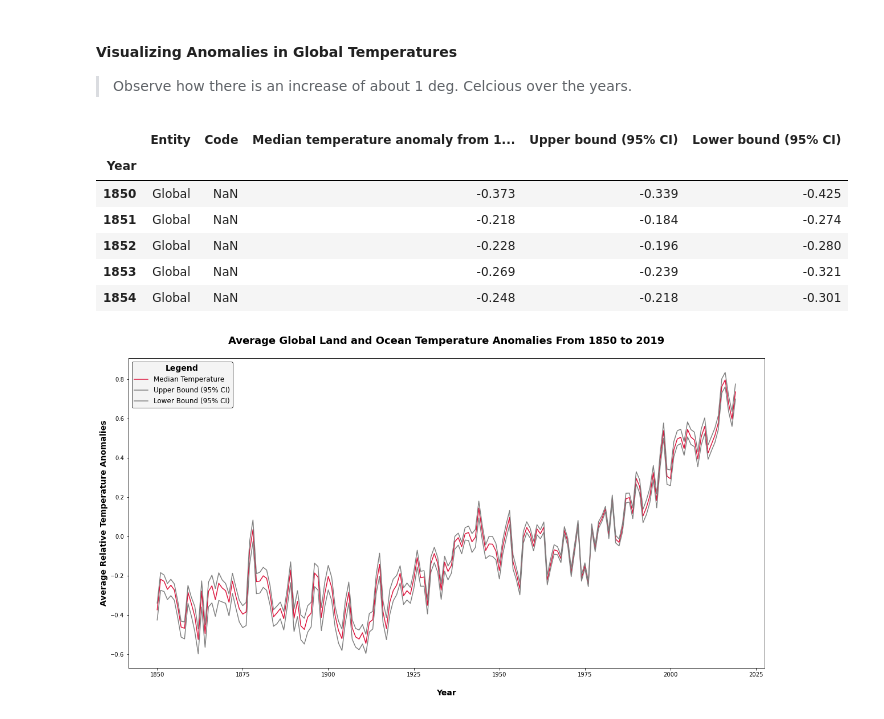
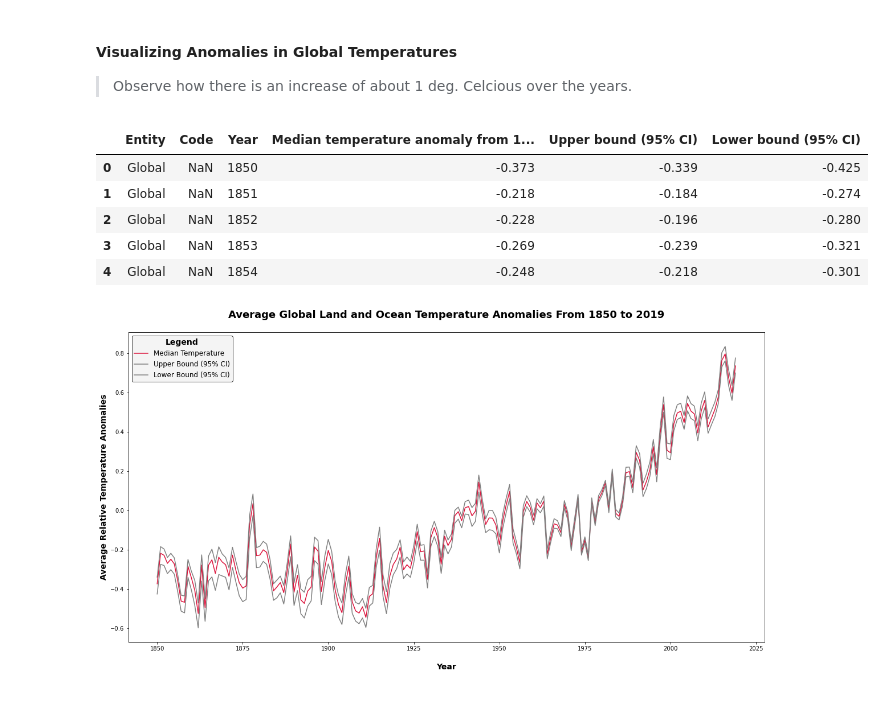
Before and after one commit to radroid/climate-change-analysis, a Jupyter notebook: notebooks/Climate Change - Exploratory Data Analysis.ipynb, the cells around one changed output. Saved outputs shown, nothing was run; the diff lists cells and outputs as text; code cells hidden in the pictures.

```diff
--- a/notebooks/Climate Change - Exploratory Data Analysis.ipynb
+++ b/notebooks/Climate Change - Exploratory Data Analysis.ipynb
@@ -107,16 +109,15 @@ Global Temp Forces Dataset Loaded.
 #### Visualizing Anomalies in Global Temperatures
 > Observe how there is an increase of about 1 deg. Celcious over the years.
 # %%
-global_temp_df = dataset_dfs["Temperature Anomaly"].set_index("Year")
+global_temp_df = dataset_dfs["Temperature Anomaly"].copy()
 global_temp_df.head()
 # %% [output]
-|  | Entity | Code | Median temperature anomaly from 1... | Upper bound (95% CI) | Lower bound (95% CI) |
-| Year |  |  |  |  |  |
-| 1850 | Global | NaN | -0.373 | -0.339 | -0.425 |
-| 1851 | Global | NaN | -0.218 | -0.184 | -0.274 |
-| 1852 | Global | NaN | -0.228 | -0.196 | -0.280 |
-| 1853 | Global | NaN | -0.269 | -0.239 | -0.321 |
-| 1854 | Global | NaN | -0.248 | -0.218 | -0.301 |
+|  | Entity | Code | Year | Median temperature anomaly from 1... | Upper bound (95% CI) | Lower bound (95% CI) |
+| 0 | Global | NaN | 1850 | -0.373 | -0.339 | -0.425 |
+| 1 | Global | NaN | 1851 | -0.218 | -0.184 | -0.274 |
+| 2 | Global | NaN | 1852 | -0.228 | -0.196 | -0.280 |
+| 3 | Global | NaN | 1853 | -0.269 | -0.239 | -0.321 |
+| 4 | Global | NaN | 1854 | -0.248 | -0.218 | -0.301 |
 # %%
 fig, ax = plt.subplots(figsize=(20,10))
 
```
Also changed, not shown: parts of 43 cells of this notebook.
